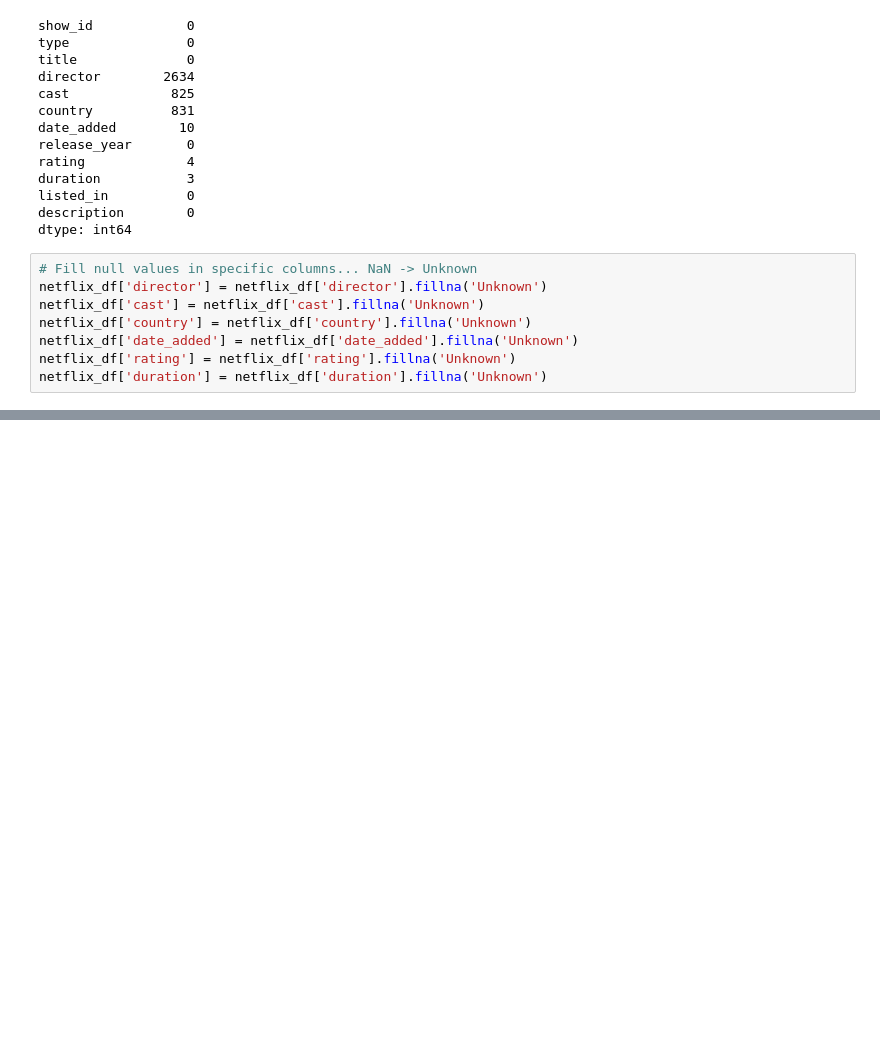
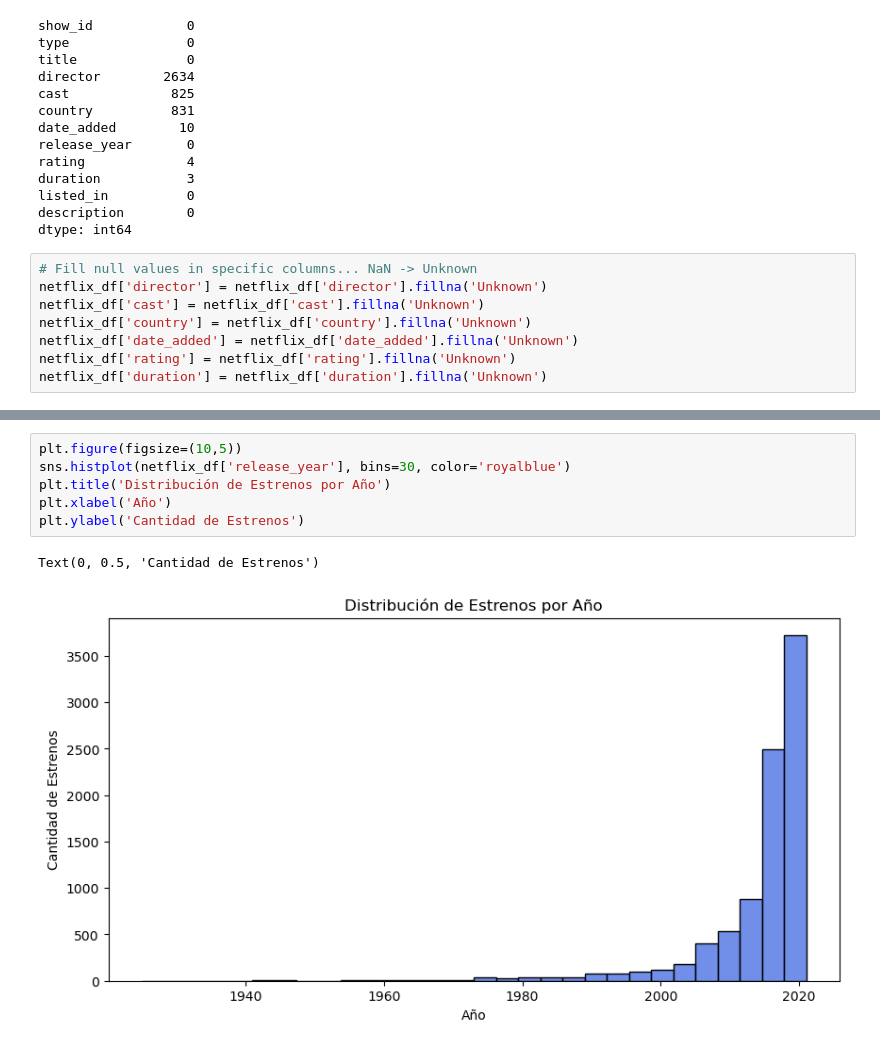
Before and after one commit to ferrpm/netflix-recommender, a Jupyter notebook: movie_series_recommender.ipynb, the cells around one changed output, grey strips where cells are left out. Saved outputs shown, nothing was run; the diff lists cells and outputs as text; blank space fills up the shorter version.

```diff
--- a/movie_series_recommender.ipynb
+++ b/movie_series_recommender.ipynb
@@ -73 +75,10 @@ plt.show()
 [figure]
+# %%
+plt.figure(figsize=(10,5))
+sns.histplot(netflix_df['release_year'], bins=30, color='royalblue')
+plt.title('Distribución de Estrenos por Año')
+plt.xlabel('Año')
+plt.ylabel('Cantidad de Estrenos')
+# %% [output]
+Text(0, 0.5, 'Cantidad de Estrenos')
+[figure, added]
```
Also changed, not shown: parts of 11 cells of this notebook.
